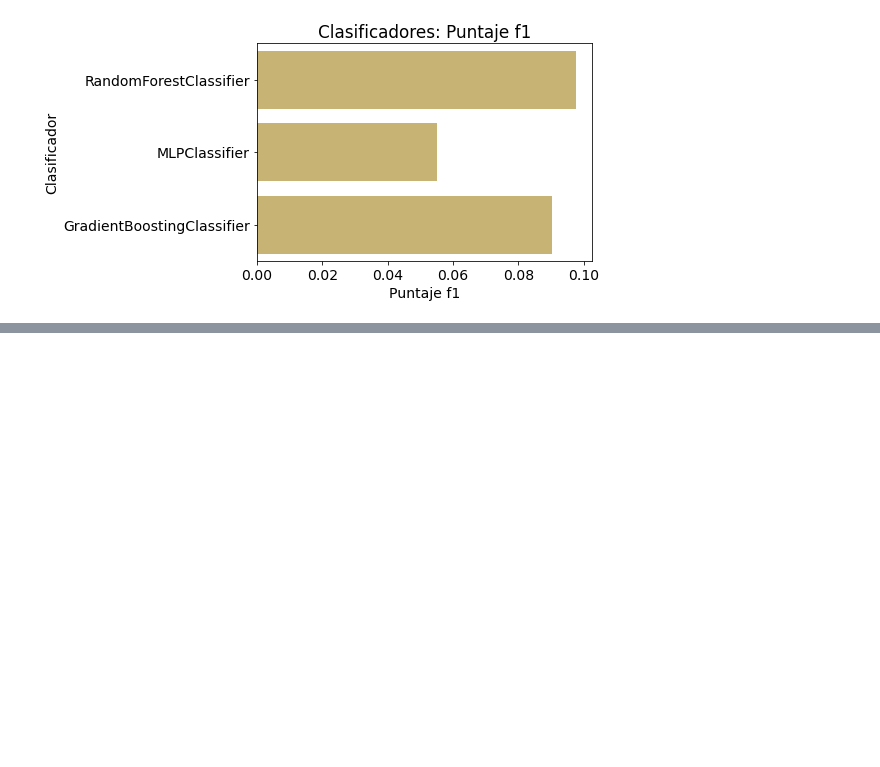
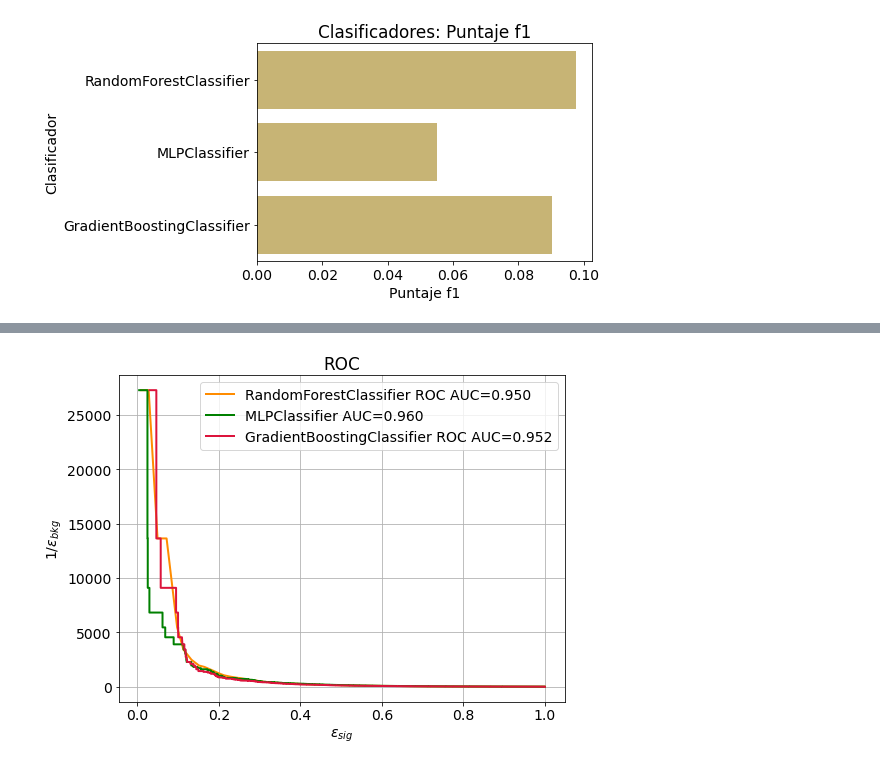
Before and after one commit to marianaiv/benchtools, a Jupyter notebook: notebooks/comparacion-algoritmos-sencillos.ipynb, the cells around one changed output, grey strips where cells are left out. Saved outputs shown, nothing was run; the diff lists cells and outputs as text; code cells hidden in the pictures; blank space fills up the shorter version.

```diff
--- a/notebooks/comparacion-algoritmos-sencillos.ipynb
+++ b/notebooks/comparacion-algoritmos-sencillos.ipynb
@@ -646,0 +894,25 @@ plt.show()
+# %%
+plt.figure(figsize=(8, 6))
+matplotlib.rcParams.update({'font.size': 14})
+plt.grid()
+
+fpr, tpr, roc_auc = roc_curve_and_score(y_test, rf_prediccion_proba)
+plt.plot(tpr, 1/fpr, color='darkorange', lw=2,
+         label='{} ROC AUC={:.3f}'.format(rf_nombre, roc_auc))
+
+fpr, tpr, roc_auc = roc_curve_and_score(y_test, mlp_prediccion_proba)
+plt.plot(tpr, 1/fpr, color='green', lw=2,
+         label='{} AUC={:.3f}'.format(mlp_nombre, roc_auc))
+
+fpr, tpr, roc_auc = roc_curve_and_score(y_test, gb_prediccion_proba)
+plt.plot(tpr, 1/fpr, color='crimson', lw=2,
+         label='{} ROC AUC={:.3f}'.format(gb_nombre, roc_auc))
+
+
+plt.legend(loc="upper right")
+plt.xlabel('$\epsilon_{sig}$')
+plt.ylabel('$1/\epsilon_{bkg}$')
+plt.title('ROC')
+plt.show()
+# %% [output]
+[figure, added]
```
Also changed, not shown: parts of 11 cells of this notebook.
